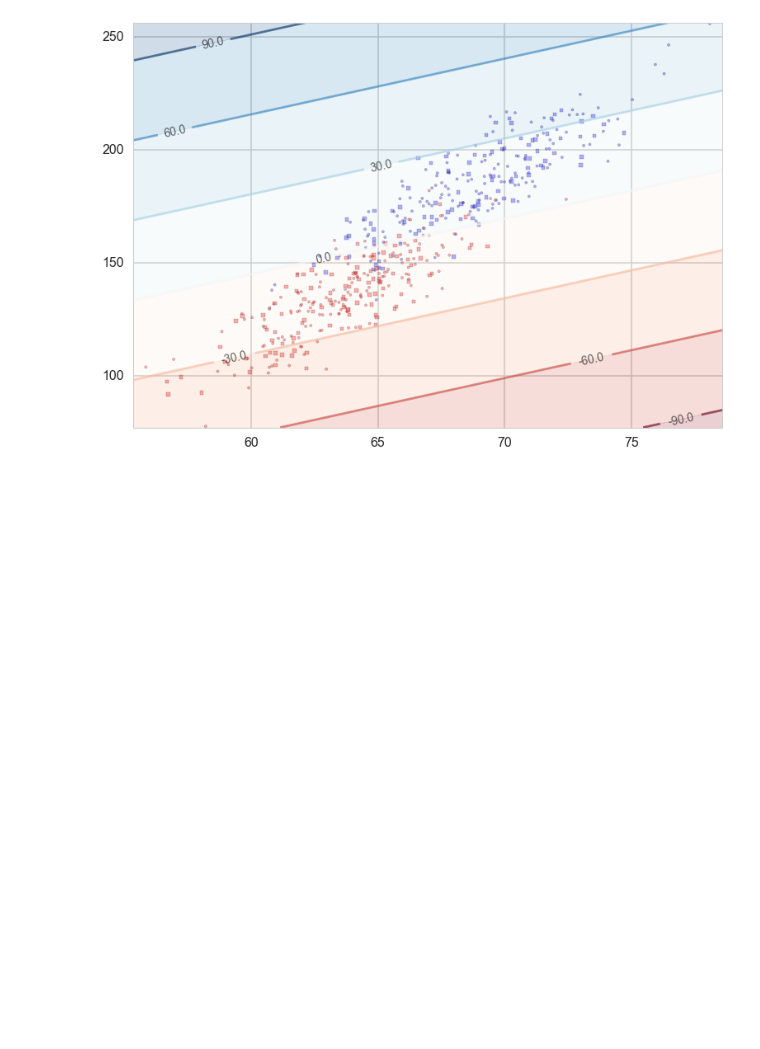
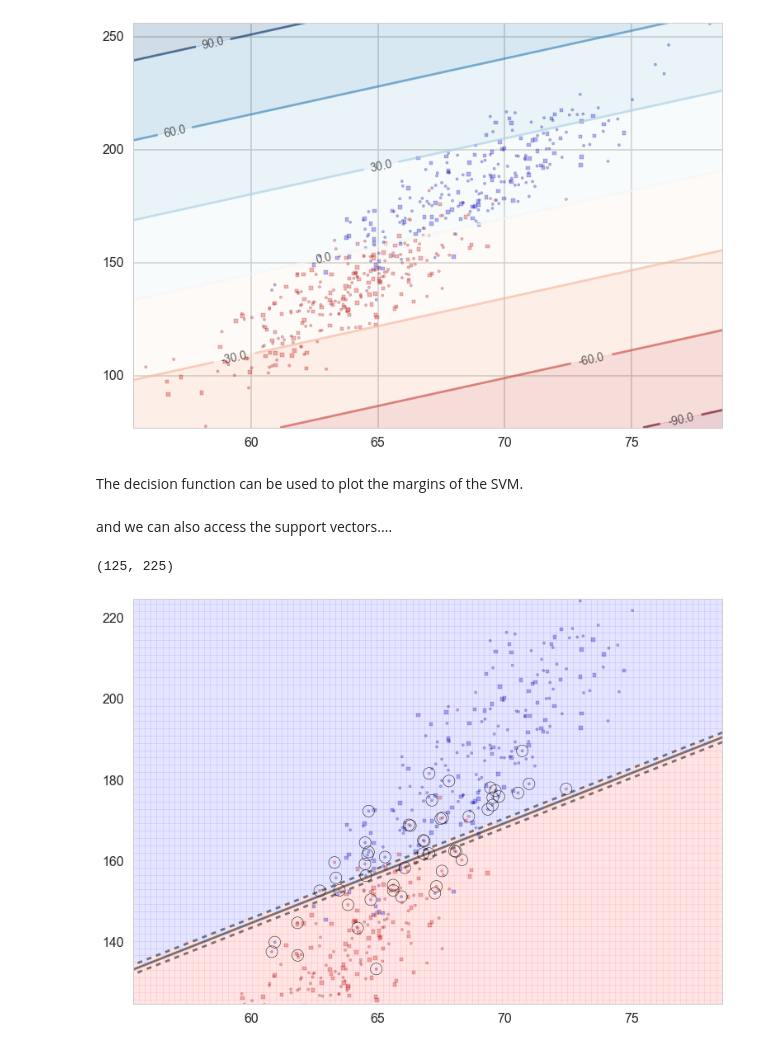
Before and after one commit to suyashSax/CS-109, a Jupyter notebook: Week 7/Lab 6 - Classification Redux.ipynb, the cells around one changed output. Drawn from its saved outputs; the diff is of its cells as text; code cells hidden in the pictures; blank space fills up the shorter version.

```diff
--- a/Week 7/Lab 6 - Classification Redux.ipynb
+++ b/Week 7/Lab 6 - Classification Redux.ipynb
@@ -333,3 +333,33 @@ points_plot(ax, Xtrain, Xtest, ytrain, ytest, clfsvm, mesh=False);
 points_plot_prob(ax, Xtrain, Xtest, ytrain, ytest, clfsvm, prob=False);
 # %% [output]
 [figure]
+# %% [markdown]
+The decision function can be used to plot the margins of the SVM.
+# %%
+# From Jake Vanderplas's ESAC notebook
+def plot_svc_decision_function(clf, ax=None):
+    """Plot the decision function for a 2D SVC"""
+    if ax is None:
+        ax = plt.gca()
+    x = np.linspace(plt.xlim()[0], plt.xlim()[1], 30)
+    y = np.linspace(plt.ylim()[0], plt.ylim()[1], 30)
+    Y, X = np.meshgrid(y, x)
+    P = np.zeros_like(X)
+    for i, xi in enumerate(x):
+        for j, yj in enumerate(y):
+            P[i, j] = clf.decision_function([xi, yj])
+    return ax.contour(X, Y, P, colors='k',
+                      levels=[-1, 0, 1], alpha=0.5,
+                      linestyles=['--', '-', '--'])
+# %% [markdown]
+and we can also access the support vectors....
+# %%
+plt.figure()
+ax=plt.gca()
+points_plot(ax, Xtrain, Xtest, ytrain, ytest, clfsvm);
+plot_svc_decision_function(clfsvm, ax)
+ax.scatter(clfsvm.support_vectors_[:, 0], clfsvm.support_vectors_[:, 1],s=200, facecolors='none')
+plt.ylim([125,225])
+# %% [output]
+(125, 225)
+[figure, added]
```
